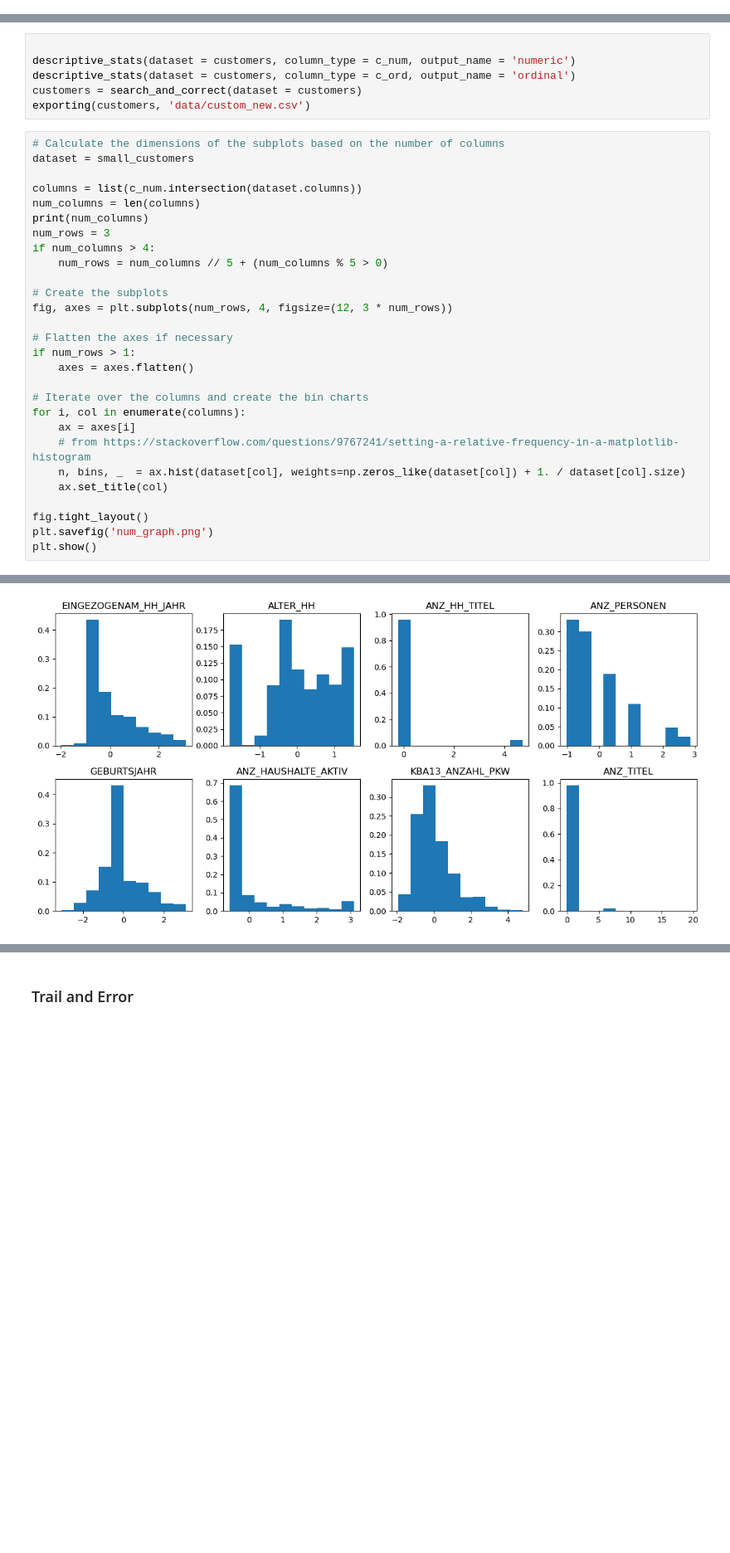
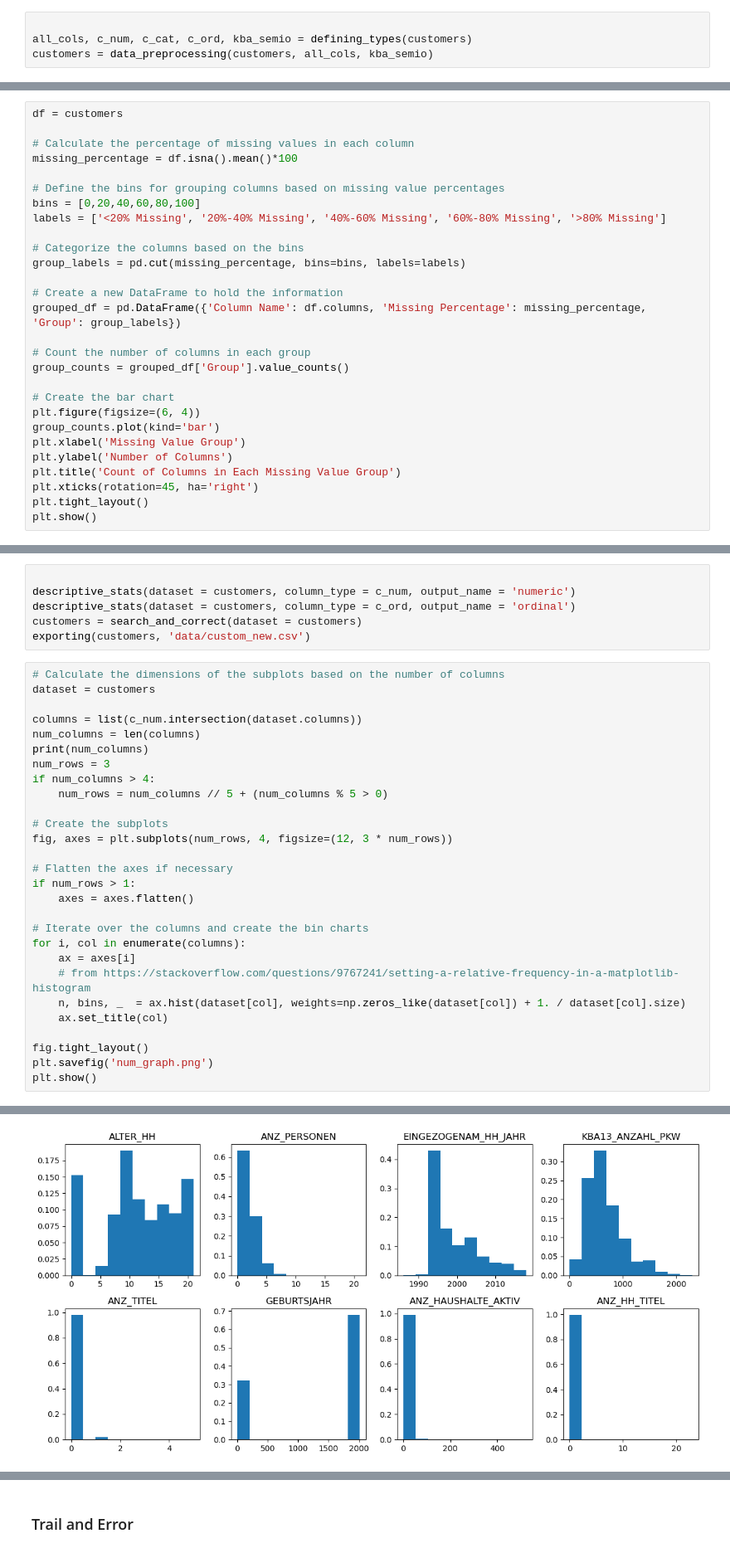
Before and after one commit to t4mmger/capstone, a Jupyter notebook: Projekt4.ipynb, the cells around one changed output, grey strips where cells are left out. Shown at 83% size. Drawn from its saved outputs; the diff is of its cells as text; blank space fills up the shorter version.

Commit message:
ready for review part customer segmentation

```diff
--- a/Projekt4.ipynb
+++ b/Projekt4.ipynb
@@ -289,0 +294,4 @@ def exporting(daten, filename):
+# %%
+
+all_cols, c_num, c_cat, c_ord, kba_semio = defining_types(customers)
+customers = data_preprocessing(customers, all_cols, kba_semio)
@@ -289,0 +345,28 @@ def exporting(daten, filename):
+# %%
+df = customers
+
+# Calculate the percentage of missing values in each column
+missing_percentage = df.isna().mean()*100
+
+# Define the bins for grouping columns based on missing value percentages
+bins = [0,20,40,60,80,100]
+labels = ['<20% Missing', '20%-40% Missing', '40%-60% Missing', '60%-80% Missing', '>80% Missing']
+
+# Categorize the columns based on the bins
+group_labels = pd.cut(missing_percentage, bins=bins, labels=labels)
+
+# Create a new DataFrame to hold the information
+grouped_df = pd.DataFrame({'Column Name': df.columns, 'Missing Percentage': missing_percentage, 'Group': group_labels})
+
+# Count the number of columns in each group
+group_counts = grouped_df['Group'].value_counts()
+
+# Create the bar chart
+plt.figure(figsize=(6, 4))
+group_counts.plot(kind='bar')
+plt.xlabel('Missing Value Group')
+plt.ylabel('Number of Columns')
+plt.title('Count of Columns in Each Missing Value Group')
+plt.xticks(rotation=45, ha='right')
+plt.tight_layout()
+plt.show()
@@ -334,33 +419,33 @@ customers = search_and_correct(dataset = customers)
 exporting(customers, 'data/custom_new.csv')
 # %%
 # Calculate the dimensions of the subplots based on the number of columns
-dataset = small_customers
+dataset = customers
 
 columns = list(c_num.intersection(dataset.columns))
 num_columns = len(columns)
 print(num_columns)
 num_rows = 3
 if num_columns > 4:
     num_rows = num_columns // 5 + (num_columns % 5 > 0)
 
 # Create the subplots
 fig, axes = plt.subplots(num_rows, 4, figsize=(12, 3 * num_rows))
 
 # Flatten the axes if necessary
 if num_rows > 1:
     axes = axes.flatten()
 
 # Iterate over the columns and create the bin charts
 for i, col in enumerate(columns):
     ax = axes[i]
     # from https://stackoverflow.com/questions/9767241/setting-a-relative-frequency-in-a-matplotlib-histogram
     n, bins, _  = ax.hist(dataset[col], weights=np.zeros_like(dataset[col]) + 1. / dataset[col].size)
     ax.set_title(col)
 
 fig.tight_layout()
 plt.savefig('num_graph.png')
 plt.show()
 # %% [output]
 8
-[figure, old version]
+[figure, new version]
 # %% [markdown]
```
Also changed, not shown: parts of 96 cells of this notebook.
